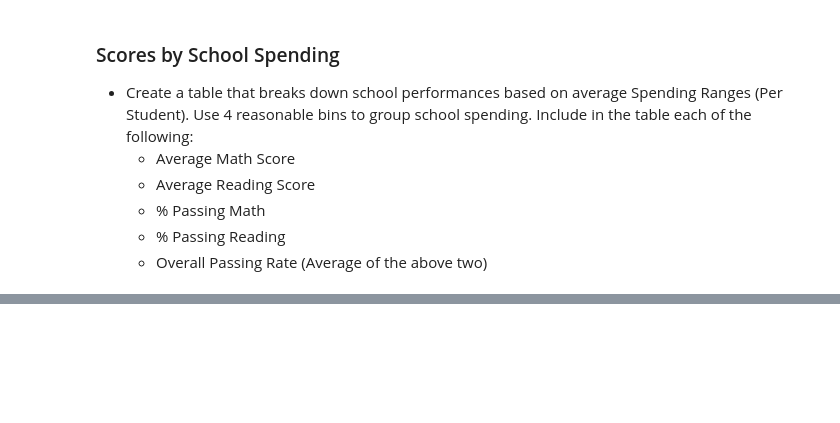
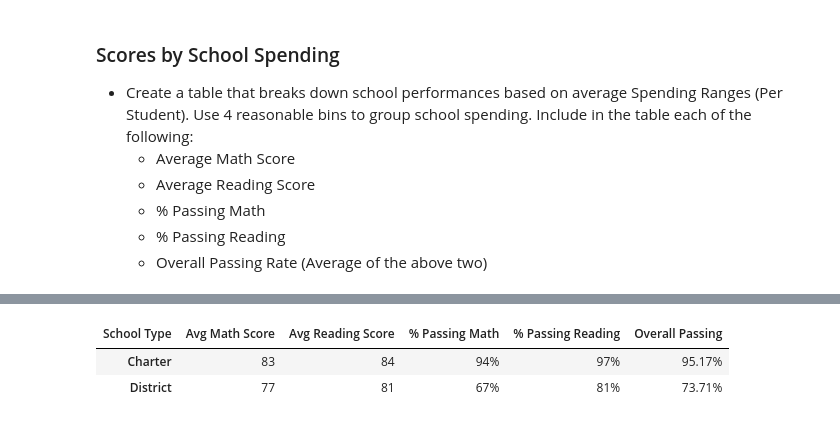
Before and after one commit to lmchvz/pandas-challenge, a Jupyter notebook: PyCitySchools/PyCitySchools.ipynb, the cells around one changed output, grey strips where cells are left out. Saved outputs shown, nothing was run; the diff lists cells and outputs as text; code cells hidden in the pictures; blank space fills up the shorter version.

```diff
--- a/PyCitySchools/PyCitySchools.ipynb
+++ b/PyCitySchools/PyCitySchools.ipynb
@@ -541,0 +452,39 @@ reading_scores_by_grade
+# %%
+# Find the Average (.mean) Math and Reading score Grouped by "type"
+avg_math = merged_data.groupby(["type"]).mean()["math_score"].map("{:,.0f}".format)
+avg_read = merged_data.groupby(["type"]).mean()["reading_score"].map("{:,.0f}".format)
+# %%
+#Find total of Students Passing Math (>69)
+passing_math = (merged_data[merged_data["math_score"]>69].groupby("type")["Student ID"].count()
+              / (merged_data["type"].value_counts())).map("{:,.0%}".format)
+# Took format off for overall passing calculation
+math_unformatted = (merged_data[merged_data["math_score"]>69].groupby("type")["Student ID"].count()
+              / (merged_data["type"].value_counts()))
+# %%
+#Find total of Students Passing Reading (>69)
+passing_read = (merged_data[merged_data["reading_score"]>69].groupby("type")["Student ID"].count()
+              / (merged_data["type"].value_counts())).map("{:,.0%}".format)
+# Took format off for overall passing calculation
+read_unformatted = (merged_data[merged_data["reading_score"]>69].groupby("type")["Student ID"].count()
+              / (merged_data["type"].value_counts()))
+# %%
+# Calculate Overall Passing Rate (Average of the above two)
+overall_pass = ((math_unformatted + read_unformatted) / 2).map("{:,.2%}".format)
+# %%
+# Create School Summary DataFrame using above calculations to create an overview table
+type_summary = pd.DataFrame({"Avg Math Score": avg_math,
+                             "Avg Reading Score": avg_read,
+                             "% Passing Math": passing_math,
+                             "% Passing Reading": passing_read,
+                             "Overall Passing": overall_pass})
+
+# StackOverflow trick to get titles on the same line
+type_summary.index.name = "School Type"
+type_summary.columns.name = type_summary.index.name
+type_summary.index.name = None
+
+type_summary
+# %% [output]
+| School Type | Avg Math Score | Avg Reading Score | % Passing Math | % Passing Reading | Overall Passing |
+| Charter | 83 | 84 | 94% | 97% | 95.17% |
+| District | 77 | 81 | 67% | 81% | 73.71% |
```
Also changed, not shown: parts of 39 cells of this notebook, 1 other file.
